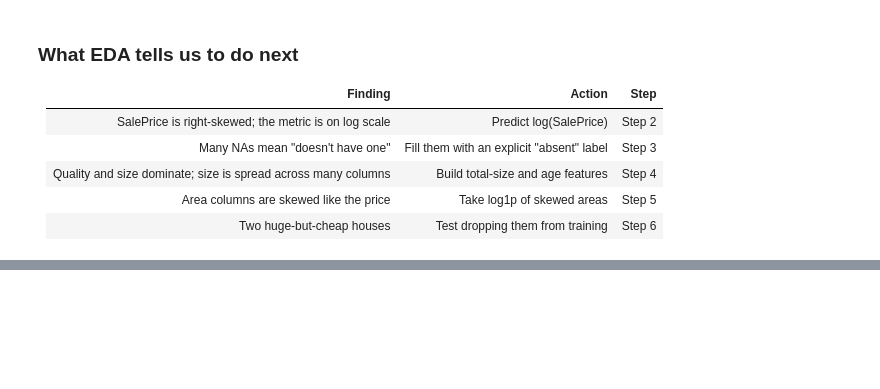
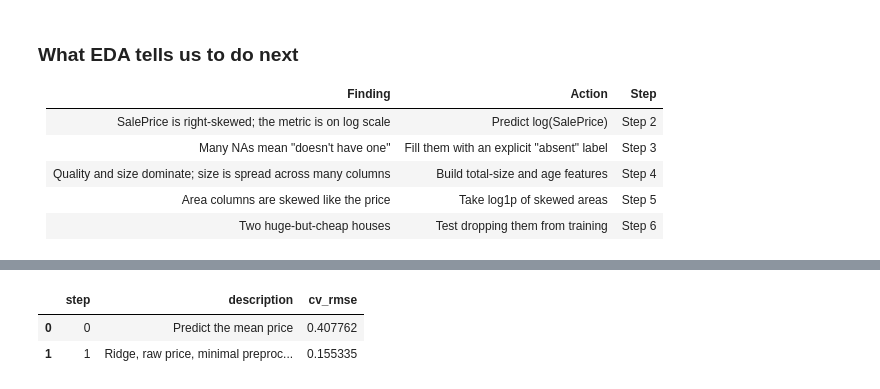
Before and after one commit to Victorshek412/kaggle-house-prices, a Jupyter notebook: v2/house_prices_v2.ipynb, the cells around one changed output, grey strips where cells are left out. Drawn from its saved outputs; the diff is of its cells as text; code cells hidden in the pictures; blank space fills up the shorter version.

```diff
--- a/v2/house_prices_v2.ipynb
+++ b/v2/house_prices_v2.ipynb
@@ -189,0 +319,6 @@ Name: SalePrice, dtype: float64
+# %%
+results
+# %% [output]
+|  | step | description | cv_rmse |
+| 0 | 0 | Predict the mean price | 0.407762 |
+| 1 | 1 | Ridge, raw price, minimal preproc... | 0.155335 |
```
Also changed, not shown: parts of 7 cells of this notebook, 5 other files.
